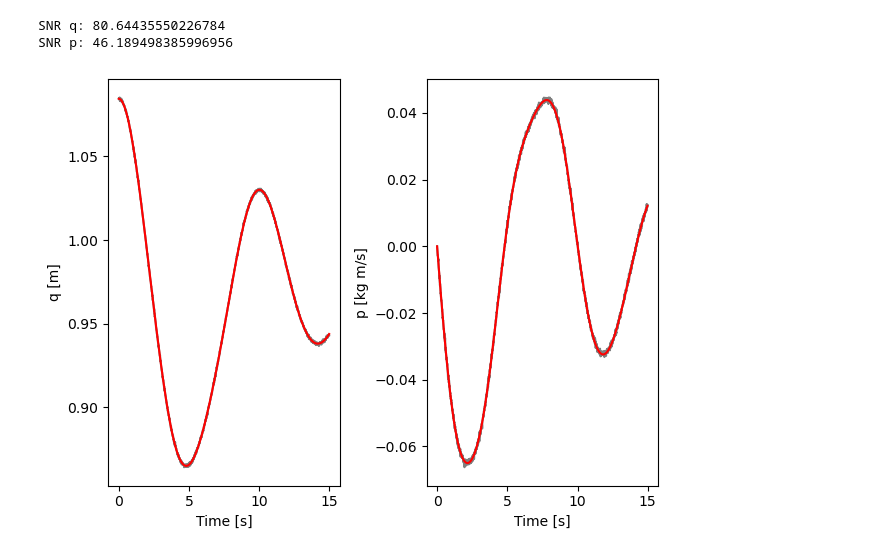
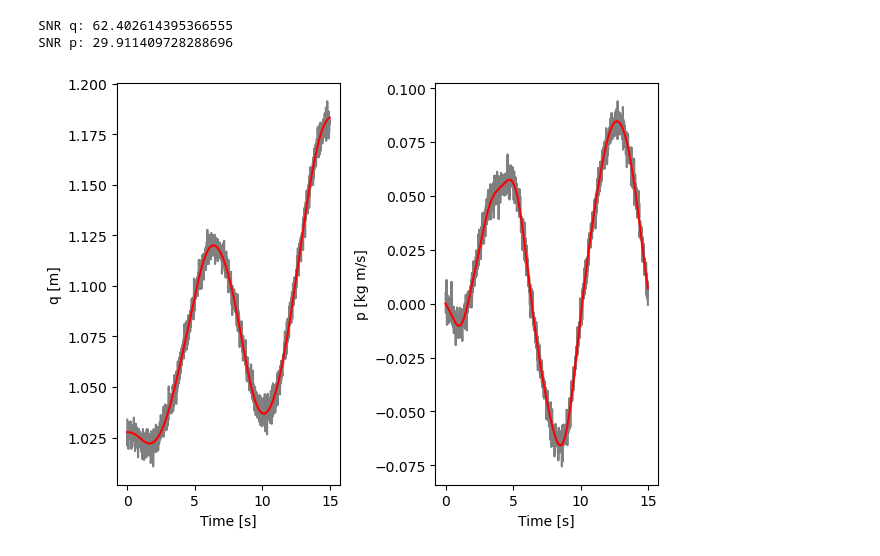
Before and after one commit to aristotpap/nn-benchmark, a Jupyter notebook: merge_dataset.ipynb, the cells around one changed output. Saved outputs shown, nothing was run; the diff lists cells and outputs as text; code cells hidden in the pictures.

```diff
--- a/merge_dataset.ipynb
+++ b/merge_dataset.ipynb
@@ -360,16 +362,16 @@ def plot_trajectory(t, q_clean, q_noisy, p_noisy, p_clean, sys_idx, state_idxs):
     plt.tight_layout()
     plt.show()
 # %%
-sys_idx = 0
+sys_idx = 1
 state_idxs = torch.arange(10, 11)
 t = first_batch['t']
 q_clean = first_batch['q_noiseless']
 q_noisy = first_batch['q']
 p_noisy = first_batch['p']
 p_clean = first_batch['p_noiseless']
 
 plot_trajectory(t, q_clean, q_noisy, p_noisy, p_clean, sys_idx, state_idxs)
 # %% [output]
-SNR q: 80.64435550226784
-SNR p: 46.189498385996956
+SNR q: 62.402614395366555
+SNR p: 29.911409728288696
-[figure, old version]
+[figure, new version]
```
Also changed, not shown: parts of 2 cells of this notebook, 1 other file.
